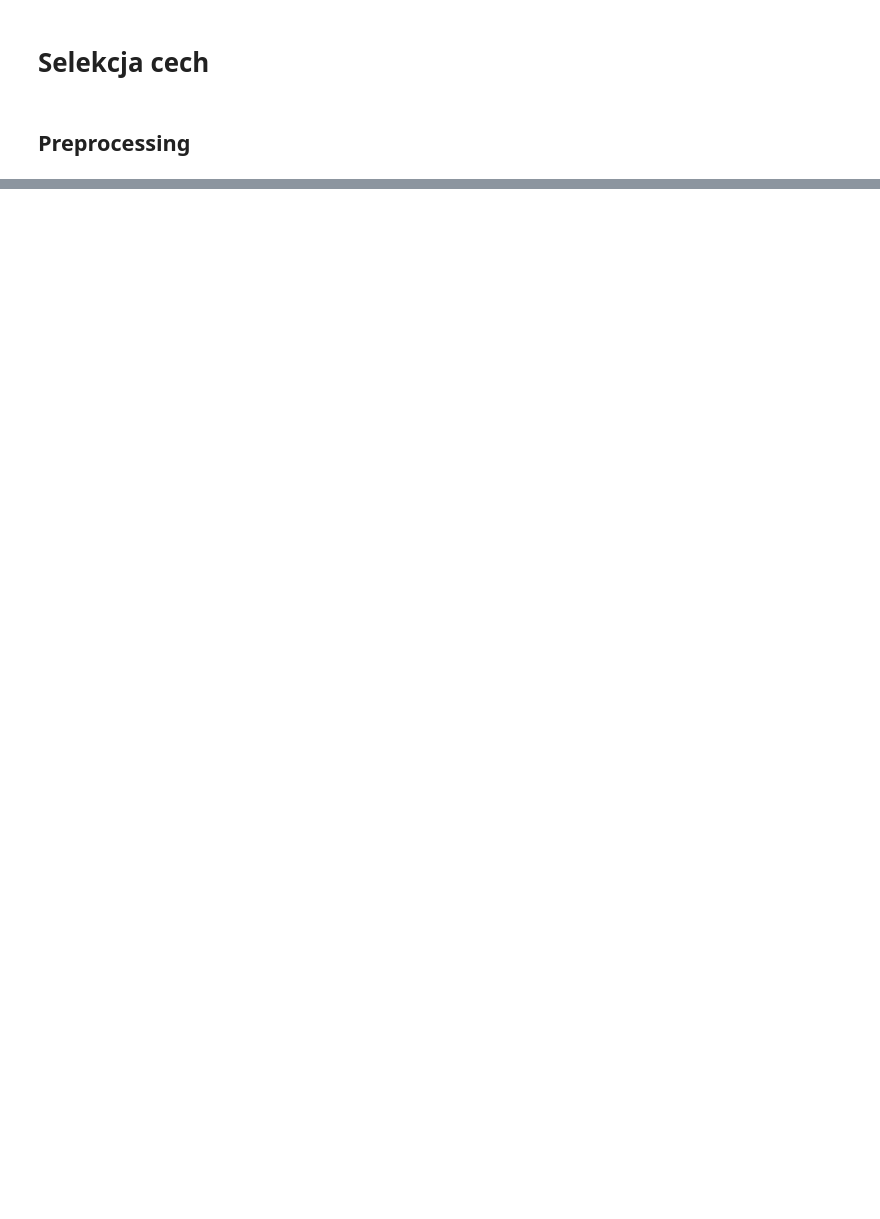
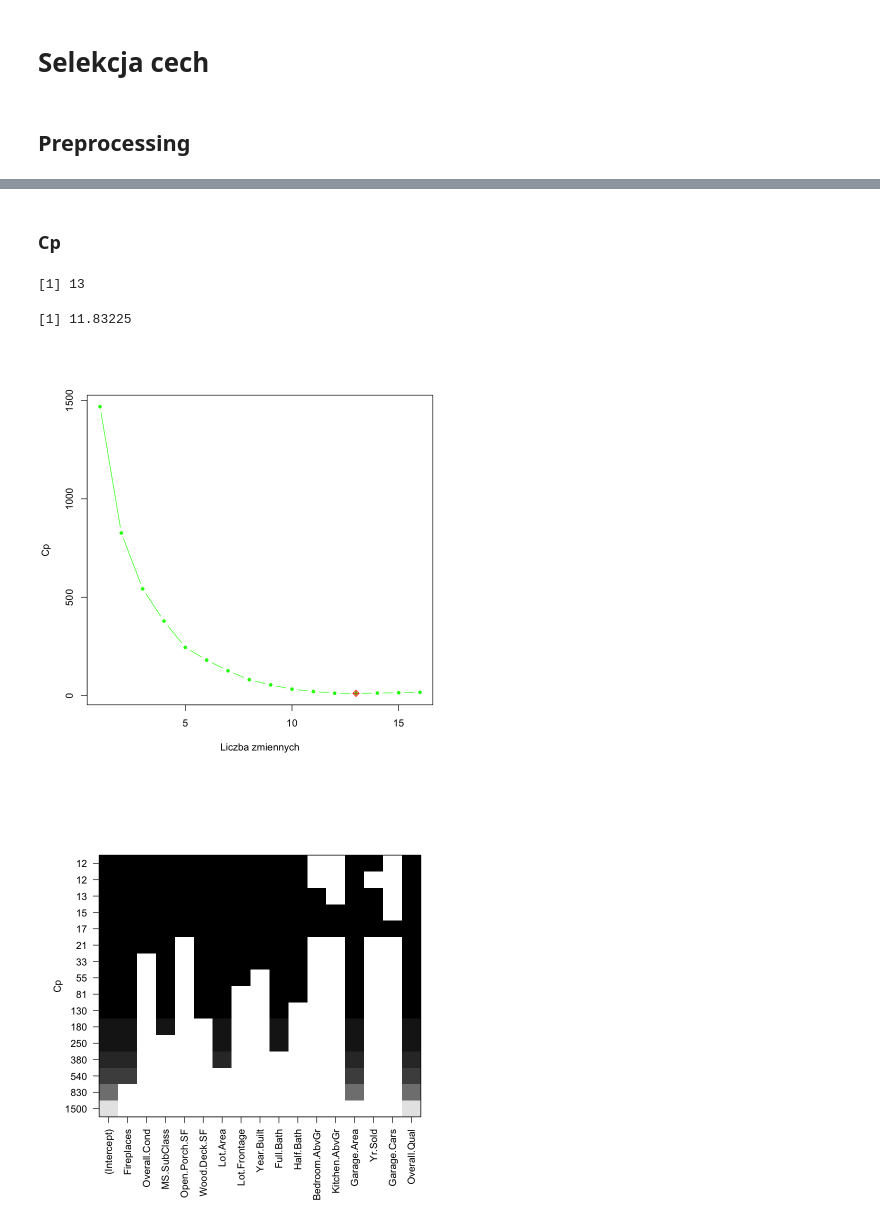
Before and after one commit to Sirtus/rmisw, a Jupyter notebook: stat/stat_proj.ipynb, the cells around one changed output, grey strips where cells are left out. Cells and saved outputs as stored; diff of their text form; code cells hidden in the pictures; blank space fills up the shorter version.

```diff
--- a/stat/stat_proj.ipynb
+++ b/stat/stat_proj.ipynb
@@ -337,0 +390,17 @@ data_clean <- na.omit(data_clean)
+# %% [markdown]
+### Cp
+# %%
+cp_min = which.min(data_bs_sum$cp)
+cp_min
+data_bs_sum$cp[cp_min]
+
+plot(data_bs_sum$cp, xlab = "Liczba zmiennych", ylab = "Cp", col = "green",
+     type = "b", pch = 20)
+points(cp_min, data_bs_sum$cp[cp_min], col = "red", pch = 9)
+
+plot(data_bs, scale="Cp")
+# %% [output]
+[1] 13
+[1] 11.83225
+[figure, added]
+[figure, added]
```
Also changed, not shown: parts of 102 cells of this notebook.
